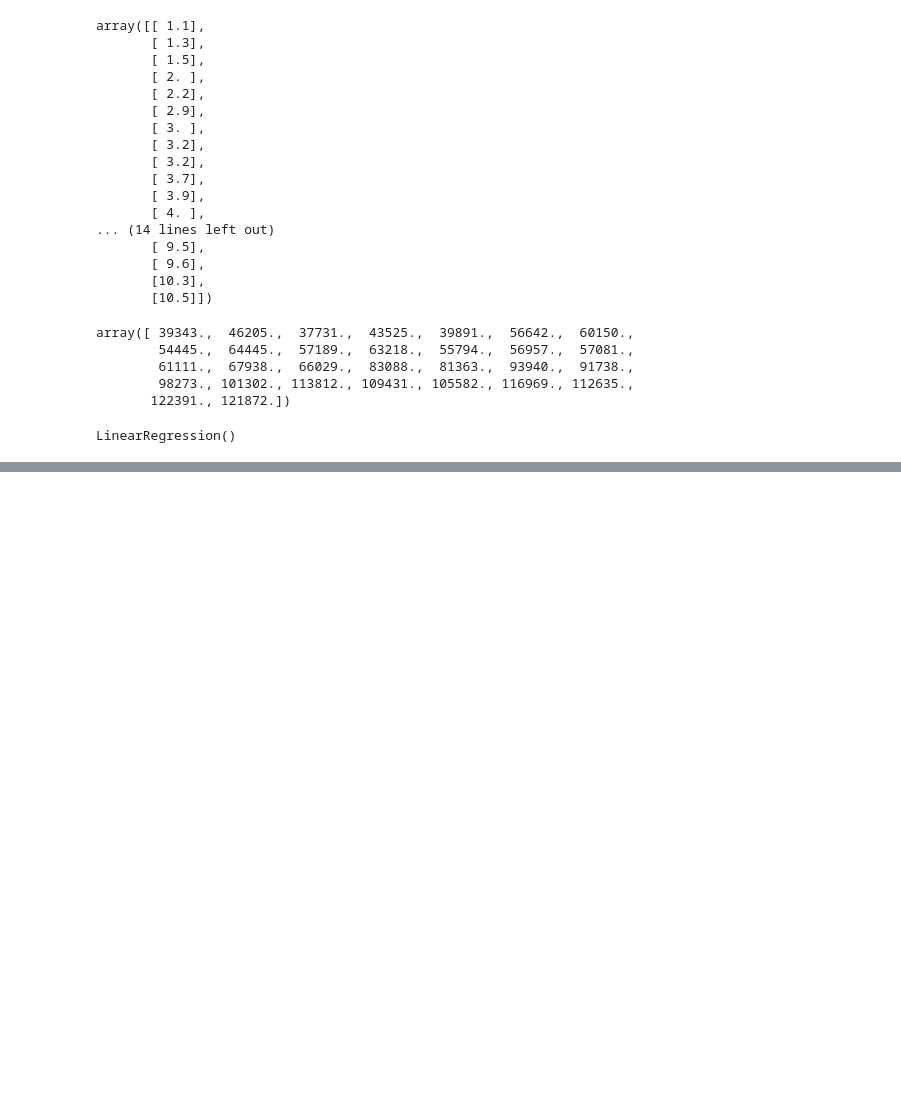
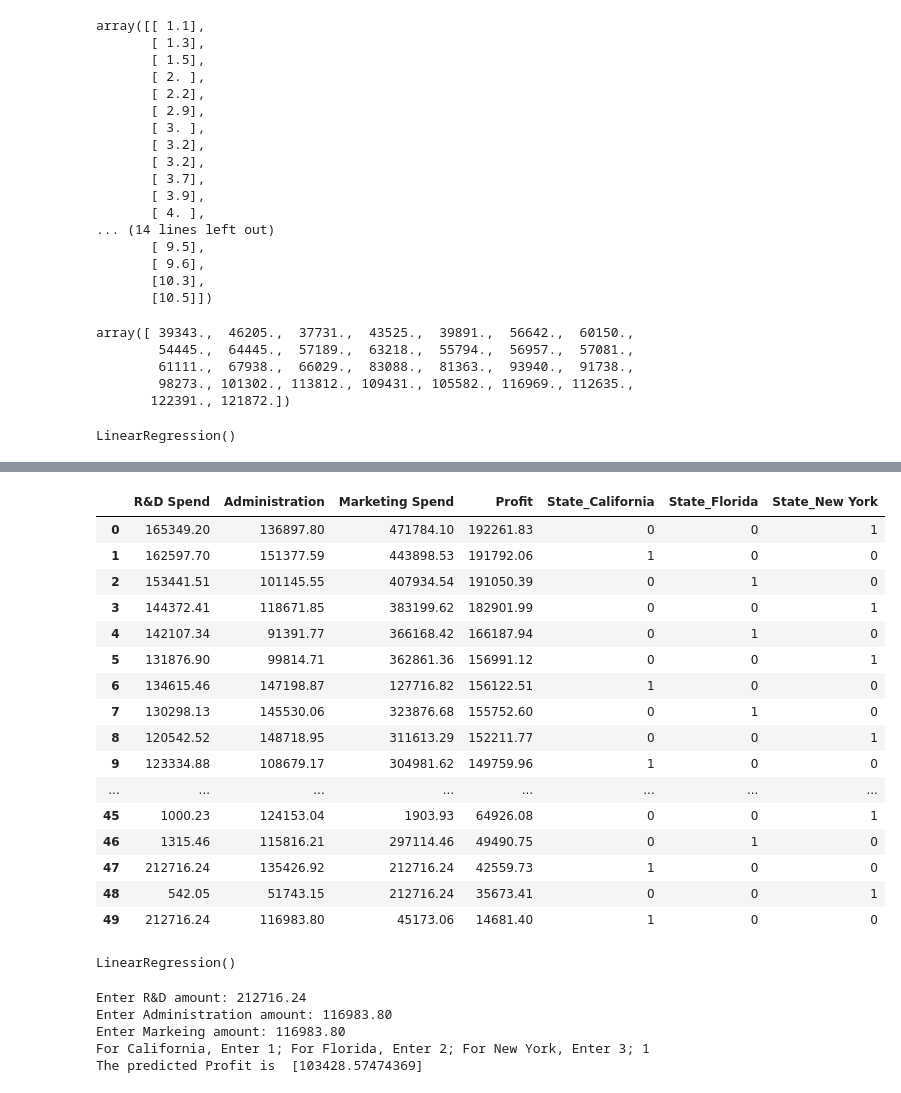
Before and after one commit to anand121shah/pythonDataSci, a Jupyter notebook: notes/Linear_Regression.ipynb, the cells around one changed output, grey strips where cells are left out. Saved outputs shown, nothing was run; the diff lists cells and outputs as text; code cells hidden in the pictures; blank space fills up the shorter version.

```diff
--- a/notes/Linear_Regression.ipynb
+++ b/notes/Linear_Regression.ipynb
@@ -79,0 +85,4 @@ The estimated salary is  [101391.89877031]
+# %%
+path = '/content/50_Startups.csv'
+df2 = pd.read_csv(path)
+df2
@@ -79,0 +107,2 @@ The estimated salary is  [101391.89877031]
+# %%
+df2 = df2.replace(0.00, df2['Marketing Spend'].median())
@@ -79,0 +129,23 @@ The estimated salary is  [101391.89877031]
+# %%
+# Perform one-hot encoding
+df2 = pd.get_dummies(df2, columns=['State'])
+# %%
+df2
+# %% [output]
+|  | R&D Spend | Administration | Marketing Spend | Profit | State_California | State_Florida | State_New York |
+| 0 | 165349.20 | 136897.80 | 471784.10 | 192261.83 | 0 | 0 | 1 |
+| 1 | 162597.70 | 151377.59 | 443898.53 | 191792.06 | 1 | 0 | 0 |
+| 2 | 153441.51 | 101145.55 | 407934.54 | 191050.39 | 0 | 1 | 0 |
+| 3 | 144372.41 | 118671.85 | 383199.62 | 182901.99 | 0 | 0 | 1 |
+| 4 | 142107.34 | 91391.77 | 366168.42 | 166187.94 | 0 | 1 | 0 |
+| 5 | 131876.90 | 99814.71 | 362861.36 | 156991.12 | 0 | 0 | 1 |
+| 6 | 134615.46 | 147198.87 | 127716.82 | 156122.51 | 1 | 0 | 0 |
+| 7 | 130298.13 | 145530.06 | 323876.68 | 155752.60 | 0 | 1 | 0 |
+| 8 | 120542.52 | 148718.95 | 311613.29 | 152211.77 | 0 | 0 | 1 |
+| 9 | 123334.88 | 108679.17 | 304981.62 | 149759.96 | 1 | 0 | 0 |
+| ... | ... | ... | ... | ... | ... | ... | ... |
+| 45 | 1000.23 | 124153.04 | 1903.93 | 64926.08 | 0 | 0 | 1 |
+| 46 | 1315.46 | 115816.21 | 297114.46 | 49490.75 | 0 | 1 | 0 |
+| 47 | 212716.24 | 135426.92 | 212716.24 | 42559.73 | 1 | 0 | 0 |
+| 48 | 542.05 | 51743.15 | 212716.24 | 35673.41 | 0 | 0 | 1 |
+| 49 | 212716.24 | 116983.80 | 45173.06 | 14681.40 | 1 | 0 | 0 |
@@ -79,0 +164,33 @@ The estimated salary is  [101391.89877031]
+# %%
+#model making
+
+model2 = linear_model.LinearRegression()
+model2.fit(X2, y2)
+# %% [output]
+LinearRegression()
+# %%
+#for_which = int(input('Enter the yearly experience for which you want to estimate the salary for: '))
+#R&D Spend	Administration	Marketing Spend	Profit	State_California	State_Florida	State_New York
+rd = float(input('Enter R&D amount: '))
+admin = float(input('Enter Administration amount: '))
+market = float(input('Enter Markeing amount: '))
+state = int(input('For California, Enter 1; For Florida, Enter 2; For New York, Enter 3; '))
+cali, flo, ny = 0,0,0
+if (state == 1):
+  cali = 1
+elif (state == 2):
+  flo = 1
+elif (state == 3):
+  ny = 1
+else:
+  print('Invalid state choice, program will crash')
+
+prediction = model2.predict([[rd, admin, market, cali, flo, ny]])
+
+print('The predicted Profit is ', prediction)
+# %% [output]
+Enter R&D amount: 212716.24
+Enter Administration amount: 116983.80
+Enter Markeing amount: 116983.80
+For California, Enter 1; For Florida, Enter 2; For New York, Enter 3; 1
+The predicted Profit is  [103428.57474369]
```
Also changed, not shown: parts of 6 cells of this notebook.
